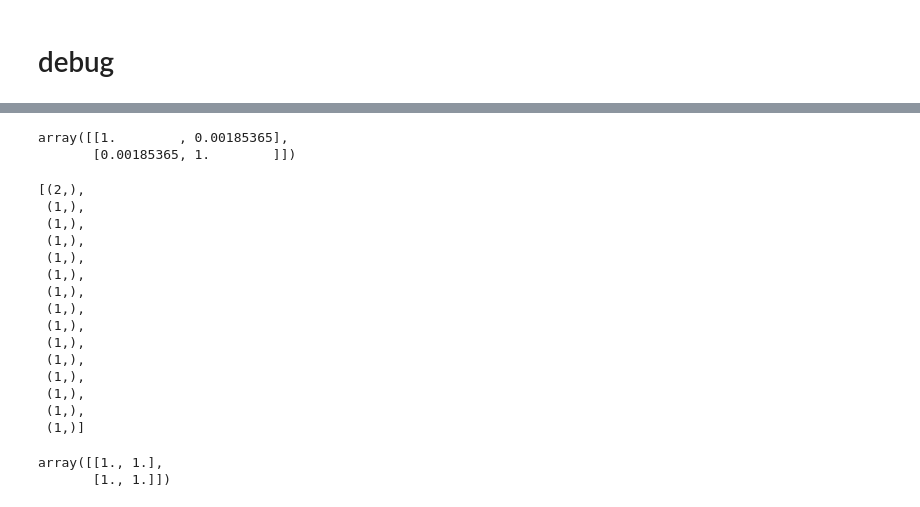
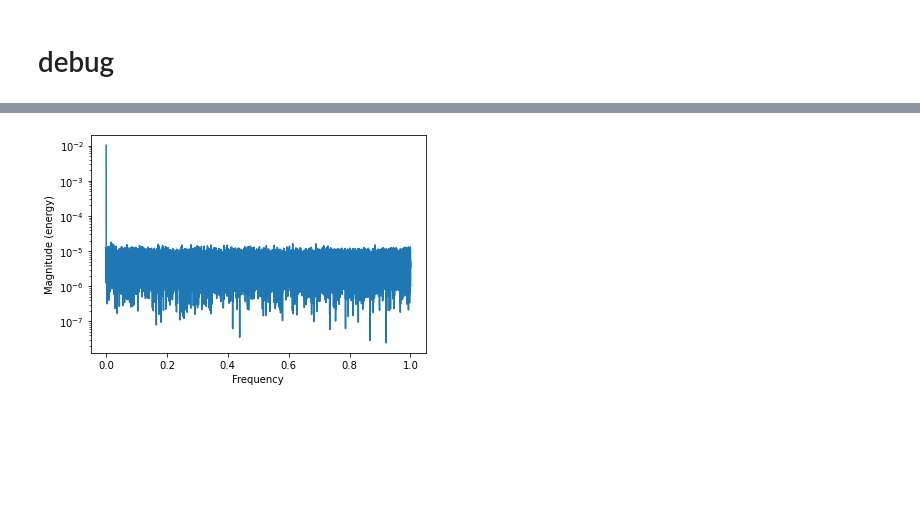
Before and after one commit to cc97nitu/FESA_SQL, a Jupyter notebook: DISPLAY/Fetch_BPM_acquisitionStamp.ipynb, the cells around one changed output, grey strips where cells are left out. Cells and saved outputs as stored; diff of their text form; code cells hidden in the pictures; blank space fills up the shorter version.

```diff
--- a/DISPLAY/Fetch_BPM_acquisitionStamp.ipynb
+++ b/DISPLAY/Fetch_BPM_acquisitionStamp.ipynb
@@ -308,5 +256,0 @@ plt.plot(np.diff(t1))
-# %%
-np.corrcoef(beamPosition, beamPosition_2)
-# %% [output]
-array([[1.        , 0.00185365],
-       [0.00185365, 1.        ]])
@@ -321,24 +257,5 @@ acq = crsr.fetchall()
-# %%
-acq
-# %% [output]
-[(2,),
- (1,),
- (1,),
- (1,),
- (1,),
- (1,),
- (1,),
- (1,),
- (1,),
- (1,),
- (1,),
- (1,),
- (1,),
- (1,),
- (1,)]
-# %%
-foo = np.arange(15)
-np.corrcoef(foo, foo)
-# %% [output]
-array([[1., 1.],
-       [1., 1.]])
+# %%
+plt.magnitude_spectrum(trajectory[8,0,:])
+plt.yscale("log")
+# %% [output]
+[figure, added]
```
Also changed, not shown: parts of 26 cells of this notebook, 5 other files.
